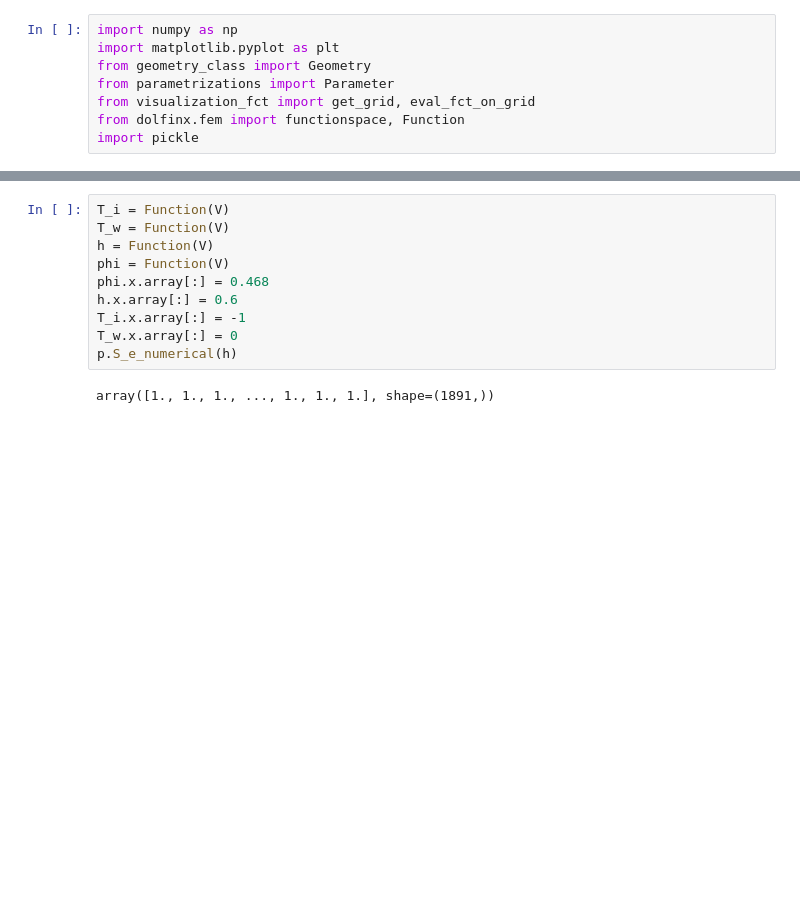
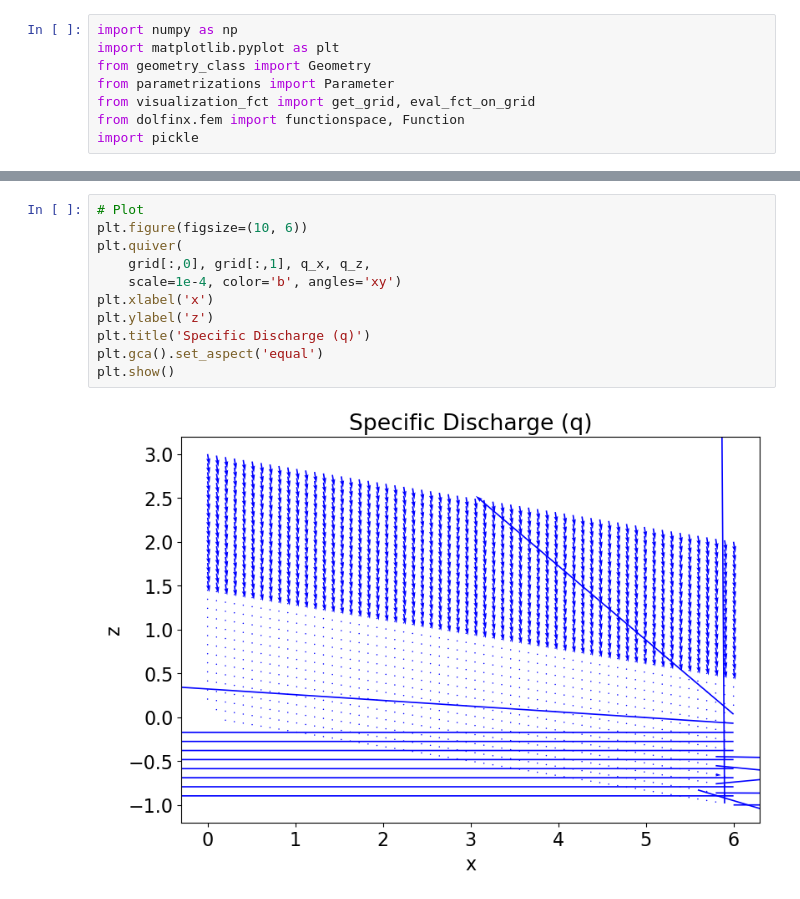
Before and after one commit to lannika-ut/Masterarbeit, a Jupyter notebook: view_solutions.ipynb, the cells around one changed output, grey strips where cells are left out. Cells and saved outputs as stored; diff of their text form; blank space fills up the shorter version.

```diff
--- a/view_solutions.ipynb
+++ b/view_solutions.ipynb
@@ -96,12 +92,13 @@ plot_mesh2(domain)
-# %%
-T_i = Function(V)
-T_w = Function(V)
-h = Function(V)
-phi = Function(V)
-phi.x.array[:] = 0.468
-h.x.array[:] = 0.6
-T_i.x.array[:] = -1
-T_w.x.array[:] = 0
-p.S_e_numerical(h)
-# %% [output]
-array([1., 1., 1., ..., 1., 1., 1.], shape=(1891,))
+# %%
+# Plot
+plt.figure(figsize=(10, 6))
+plt.quiver(
+    grid[:,0], grid[:,1], q_x, q_z,
+    scale=1e-4, color='b', angles='xy')
+plt.xlabel('x')
+plt.ylabel('z')
+plt.title('Specific Discharge (q)')
+plt.gca().set_aspect('equal')
+plt.show()
+# %% [output]
+[figure, added]
```
Also changed, not shown: parts of 8 cells of this notebook, 9 other files.
